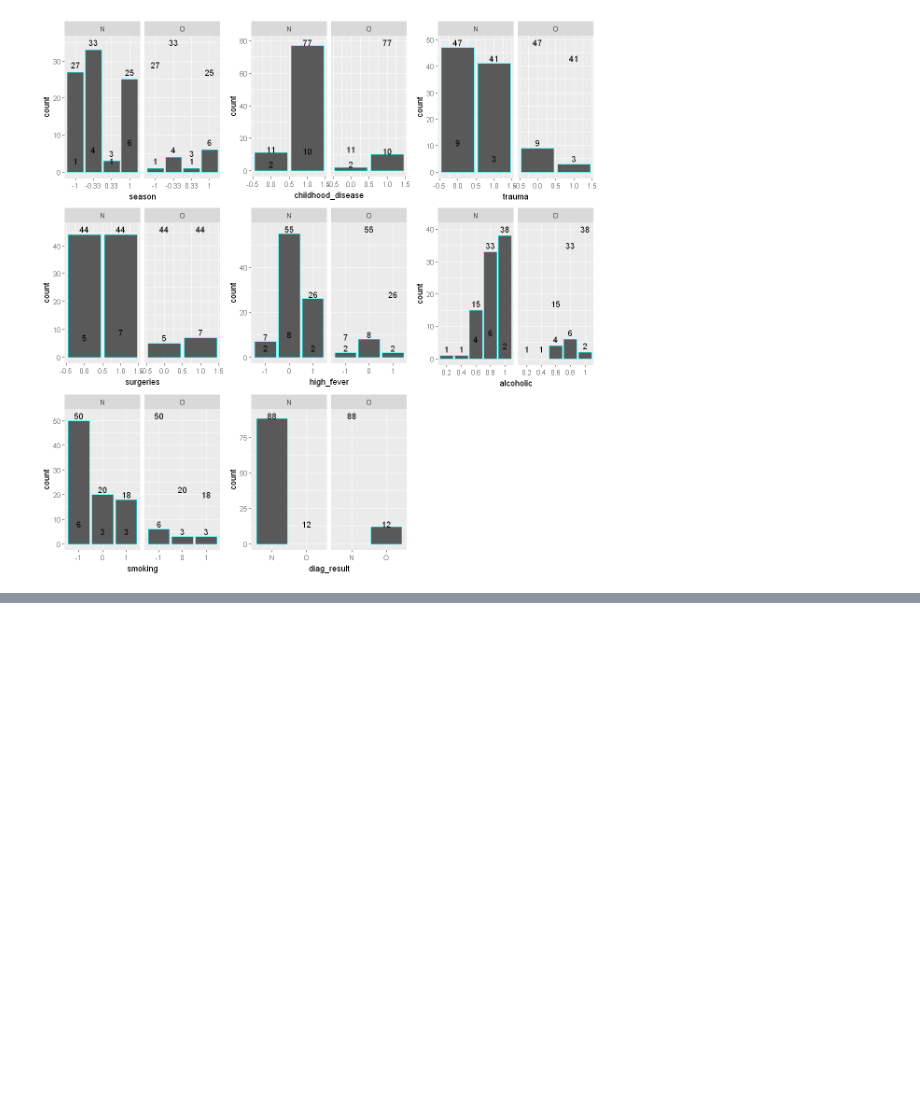
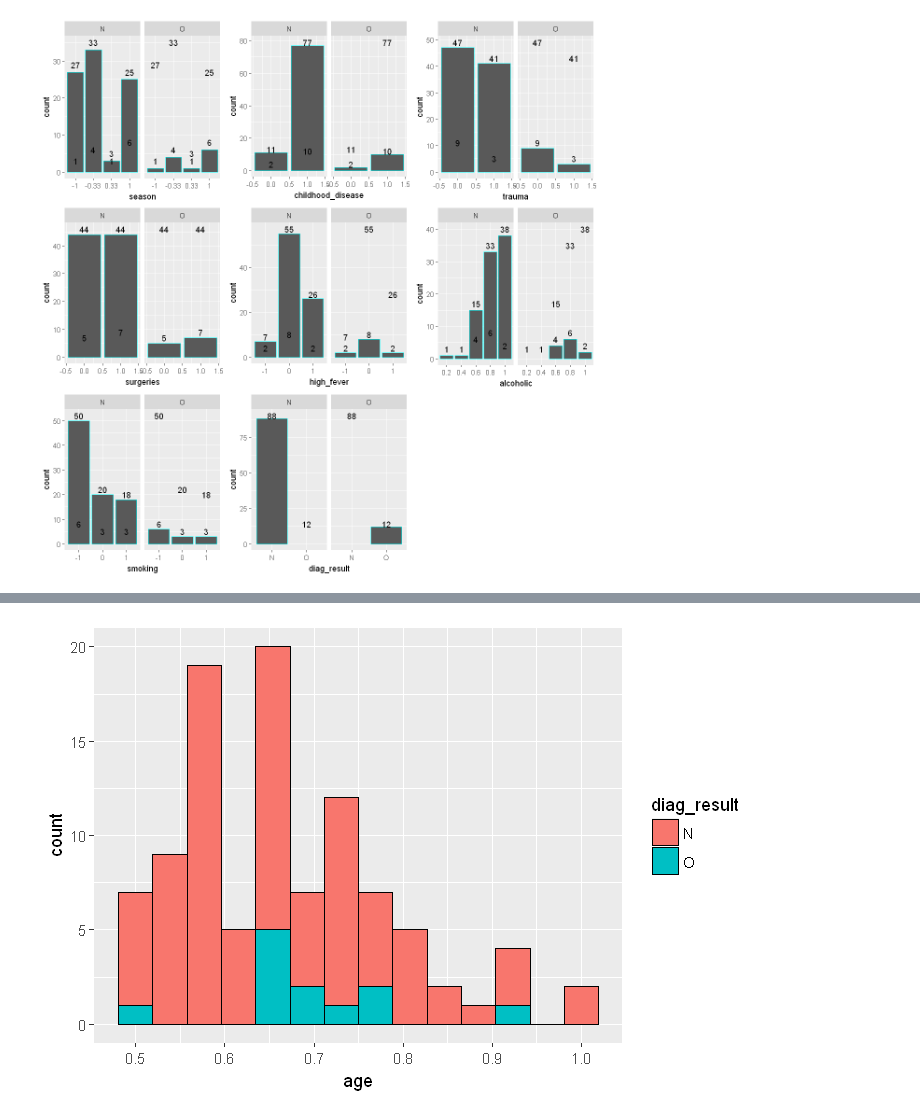
Before and after one commit to itsayushthada/Bayesian-Statistics, a Jupyter notebook: Project-01/Data Exploration.ipynb, the cells around one changed output, grey strips where cells are left out. Saved outputs shown, nothing was run; the diff lists cells and outputs as text; code cells hidden in the pictures; blank space fills up the shorter version.

```diff
--- a/Project-01/Data Exploration.ipynb
+++ b/Project-01/Data Exploration.ipynb
@@ -97,0 +107,6 @@ do.call(grid.arrange, p)
+# %%
+options(repr.plot.width = 6, repr.plot.height = 4)
+ggplot(data = df, aes(x=age, fill=diag_result)) +
+    geom_histogram(bins = 14, color="black")
+# %% [output]
+[figure, added]
```
Also changed, not shown: parts of 8 cells of this notebook.
